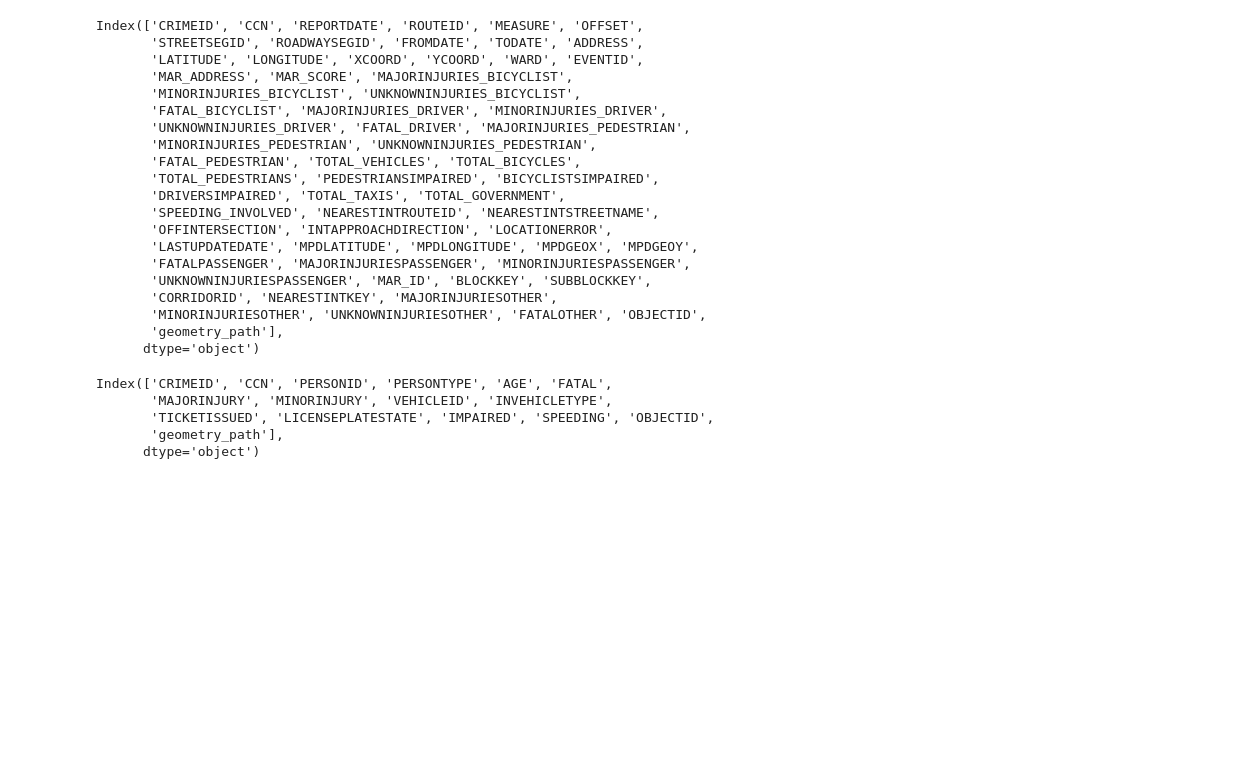
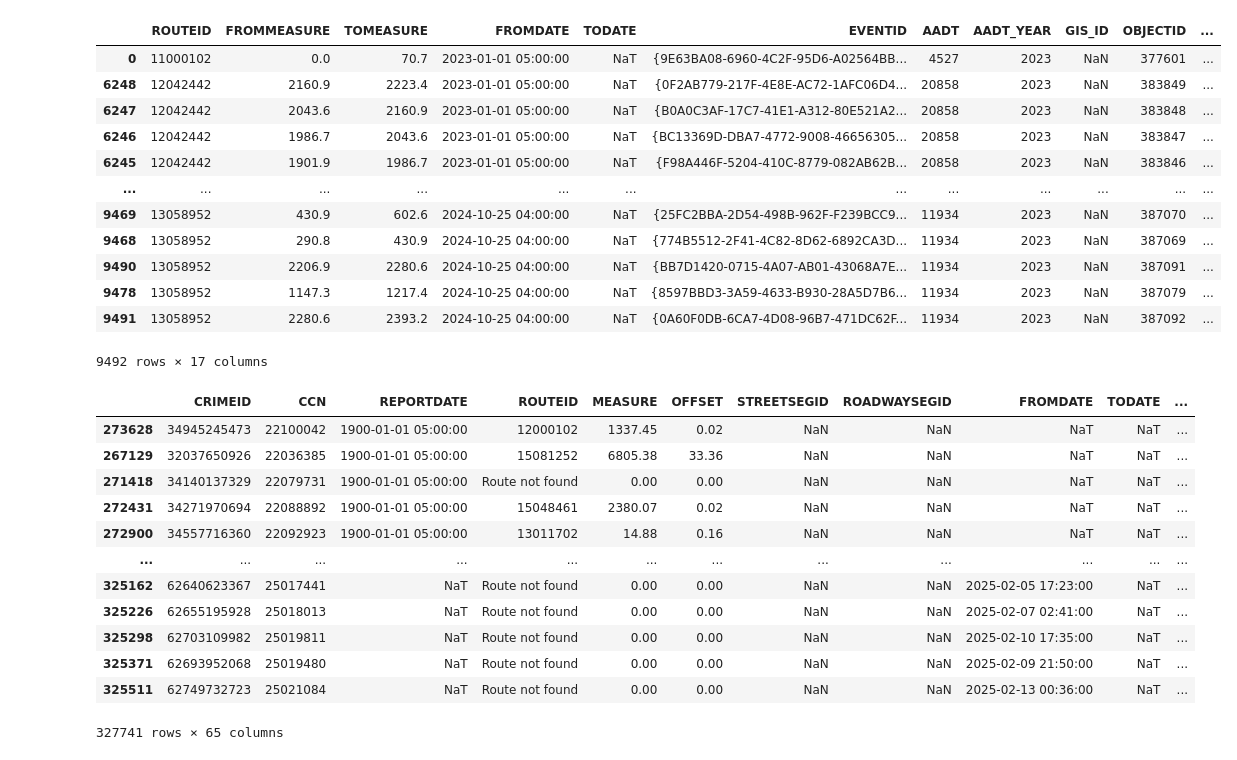
Before and after one commit to nadavgerner/FinalProject-5200, a Jupyter notebook: main.ipynb, the cells around one changed output. Saved outputs shown, nothing was run; the diff lists cells and outputs as text; code cells hidden in the pictures; blank space fills up the shorter version.

```diff
--- a/main.ipynb
+++ b/main.ipynb
@@ -43,31 +43,32 @@ crashmd.head()
+# %%
+traffic
+# %% [output]
+|  | ROUTEID | FROMMEASURE | TOMEASURE | FROMDATE | TODATE | EVENTID | AADT | AADT_YEAR | GIS_ID | OBJECTID | ... |
+| 0 | 11000102 | 0.0 | 70.7 | 2023-01-01 05:00:00 | NaT | {9E63BA08-6960-4C2F-95D6-A02564BB... | 4527 | 2023 | NaN | 377601 | ... |
+| 6248 | 12042442 | 2160.9 | 2223.4 | 2023-01-01 05:00:00 | NaT | {0F2AB779-217F-4E8E-AC72-1AFC06D4... | 20858 | 2023 | NaN | 383849 | ... |
+| 6247 | 12042442 | 2043.6 | 2160.9 | 2023-01-01 05:00:00 | NaT | {B0A0C3AF-17C7-41E1-A312-80E521A2... | 20858 | 2023 | NaN | 383848 | ... |
+| 6246 | 12042442 | 1986.7 | 2043.6 | 2023-01-01 05:00:00 | NaT | {BC13369D-DBA7-4772-9008-46656305... | 20858 | 2023 | NaN | 383847 | ... |
+| 6245 | 12042442 | 1901.9 | 1986.7 | 2023-01-01 05:00:00 | NaT | {F98A446F-5204-410C-8779-082AB62B... | 20858 | 2023 | NaN | 383846 | ... |
+| ... | ... | ... | ... | ... | ... | ... | ... | ... | ... | ... | ... |
+| 9469 | 13058952 | 430.9 | 602.6 | 2024-10-25 04:00:00 | NaT | {25FC2BBA-2D54-498B-962F-F239BCC9... | 11934 | 2023 | NaN | 387070 | ... |
+| 9468 | 13058952 | 290.8 | 430.9 | 2024-10-25 04:00:00 | NaT | {774B5512-2F41-4C82-8D62-6892CA3D... | 11934 | 2023 | NaN | 387069 | ... |
+| 9490 | 13058952 | 2206.9 | 2280.6 | 2024-10-25 04:00:00 | NaT | {BB7D1420-0715-4A07-AB01-43068A7E... | 11934 | 2023 | NaN | 387091 | ... |
+| 9478 | 13058952 | 1147.3 | 1217.4 | 2024-10-25 04:00:00 | NaT | {8597BBD3-3A59-4633-B930-28A5D7B6... | 11934 | 2023 | NaN | 387079 | ... |
+| 9491 | 13058952 | 2280.6 | 2393.2 | 2024-10-25 04:00:00 | NaT | {0A60F0DB-6CA7-4D08-96B7-471DC62F... | 11934 | 2023 | NaN | 387092 | ... |
+9492 rows × 17 columns
 # %%
-crashes.columns
+crashes
 # %% [output]
+|  | CRIMEID | CCN | REPORTDATE | ROUTEID | MEASURE | OFFSET | STREETSEGID | ROADWAYSEGID | FROMDATE | TODATE | ... |
+| 273628 | 34945245473 | 22100042 | 1900-01-01 05:00:00 | 12000102 | 1337.45 | 0.02 | NaN | NaN | NaT | NaT | ... |
+| 267129 | 32037650926 | 22036385 | 1900-01-01 05:00:00 | 15081252 | 6805.38 | 33.36 | NaN | NaN | NaT | NaT | ... |
+| 271418 | 34140137329 | 22079731 | 1900-01-01 05:00:00 | Route not found | 0.00 | 0.00 | NaN | NaN | NaT | NaT | ... |
+| 272431 | 34271970694 | 22088892 | 1900-01-01 05:00:00 | 15048461 | 2380.07 | 0.02 | NaN | NaN | NaT | NaT | ... |
+| 272900 | 34557716360 | 22092923 | 1900-01-01 05:00:00 | 13011702 | 14.88 | 0.16 | NaN | NaN | NaT | NaT | ... |
+| ... | ... | ... | ... | ... | ... | ... | ... | ... | ... | ... | ... |
+| 325162 | 62640623367 | 25017441 | NaT | Route not found | 0.00 | 0.00 | NaN | NaN | 2025-02-05 17:23:00 | NaT | ... |
+| 325226 | 62655195928 | 25018013 | NaT | Route not found | 0.00 | 0.00 | NaN | NaN | 2025-02-07 02:41:00 | NaT | ... |
+| 325298 | 62703109982 | 25019811 | NaT | Route not found | 0.00 | 0.00 | NaN | NaN | 2025-02-10 17:35:00 | NaT | ... |
+| 325371 | 62693952068 | 25019480 | NaT | Route not found | 0.00 | 0.00 | NaN | NaN | 2025-02-09 21:50:00 | NaT | ... |
+| 325511 | 62749732723 | 25021084 | NaT | Route not found | 0.00 | 0.00 | NaN | NaN | 2025-02-13 00:36:00 | NaT | ... |
-Index(['CRIMEID', 'CCN', 'REPORTDATE', 'ROUTEID', 'MEASURE', 'OFFSET',
-       'STREETSEGID', 'ROADWAYSEGID', 'FROMDATE', 'TODATE', 'ADDRESS',
-       'LATITUDE', 'LONGITUDE', 'XCOORD', 'YCOORD', 'WARD', 'EVENTID',
-       'MAR_ADDRESS', 'MAR_SCORE', 'MAJORINJURIES_BICYCLIST',
-       'MINORINJURIES_BICYCLIST', 'UNKNOWNINJURIES_BICYCLIST',
-       'FATAL_BICYCLIST', 'MAJORINJURIES_DRIVER', 'MINORINJURIES_DRIVER',
-       'UNKNOWNINJURIES_DRIVER', 'FATAL_DRIVER', 'MAJORINJURIES_PEDESTRIAN',
-       'MINORINJURIES_PEDESTRIAN', 'UNKNOWNINJURIES_PEDESTRIAN',
-       'FATAL_PEDESTRIAN', 'TOTAL_VEHICLES', 'TOTAL_BICYCLES',
-       'TOTAL_PEDESTRIANS', 'PEDESTRIANSIMPAIRED', 'BICYCLISTSIMPAIRED',
-       'DRIVERSIMPAIRED', 'TOTAL_TAXIS', 'TOTAL_GOVERNMENT',
-       'SPEEDING_INVOLVED', 'NEARESTINTROUTEID', 'NEARESTINTSTREETNAME',
-       'OFFINTERSECTION', 'INTAPPROACHDIRECTION', 'LOCATIONERROR',
-       'LASTUPDATEDATE', 'MPDLATITUDE', 'MPDLONGITUDE', 'MPDGEOX', 'MPDGEOY',
-       'FATALPASSENGER', 'MAJORINJURIESPASSENGER', 'MINORINJURIESPASSENGER',
-       'UNKNOWNINJURIESPASSENGER', 'MAR_ID', 'BLOCKKEY', 'SUBBLOCKKEY',
-       'CORRIDORID', 'NEARESTINTKEY', 'MAJORINJURIESOTHER',
-       'MINORINJURIESOTHER', 'UNKNOWNINJURIESOTHER', 'FATALOTHER', 'OBJECTID',
-       'geometry_path'],
-      dtype='object')
+327741 rows × 65 columns
-# %%
-crashmd.columns
-# %% [output]
-Index(['CRIMEID', 'CCN', 'PERSONID', 'PERSONTYPE', 'AGE', 'FATAL',
-       'MAJORINJURY', 'MINORINJURY', 'VEHICLEID', 'INVEHICLETYPE',
-       'TICKETISSUED', 'LICENSEPLATESTATE', 'IMPAIRED', 'SPEEDING', 'OBJECTID',
-       'geometry_path'],
-      dtype='object')
```
Also changed, not shown: parts of 5 cells of this notebook, 1 other file.
